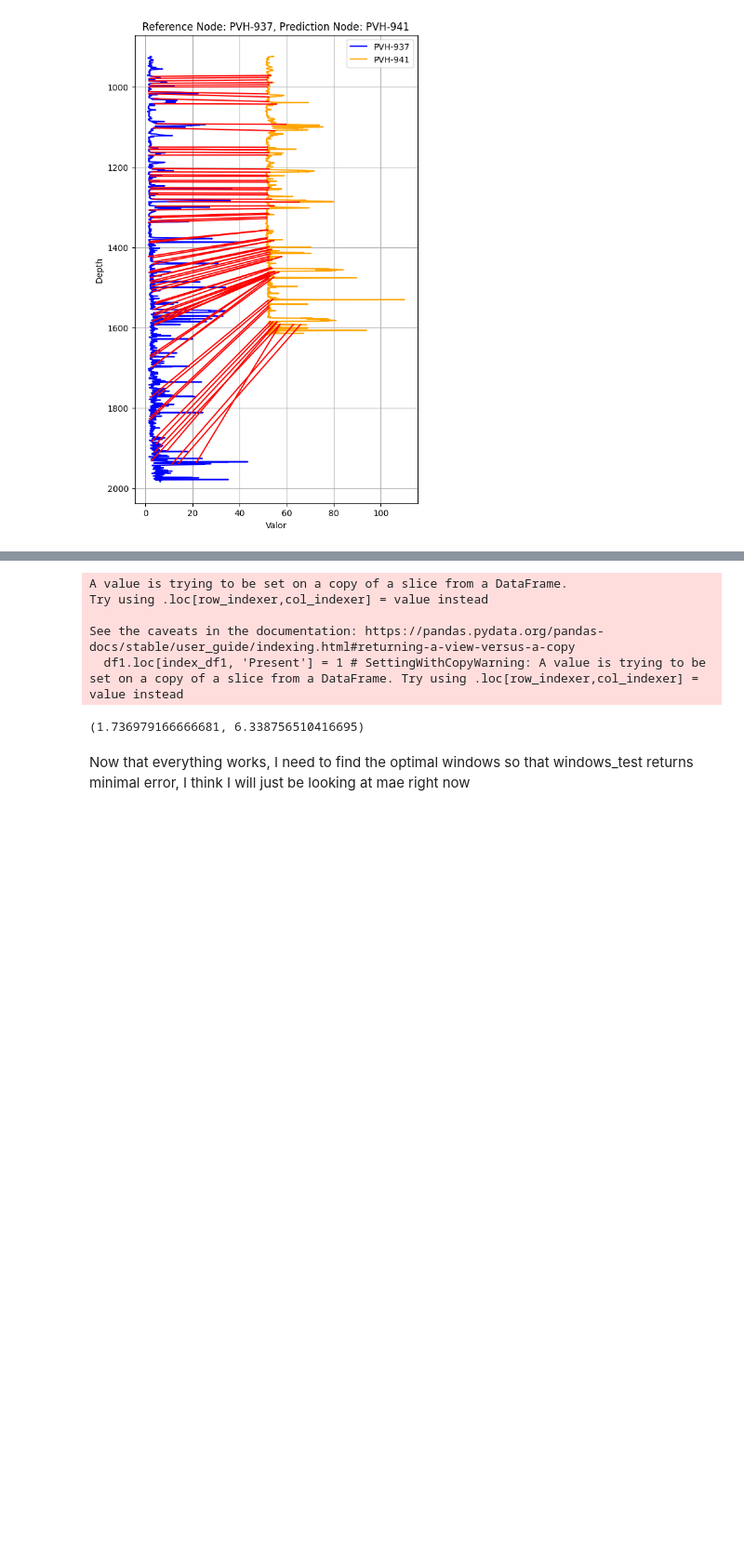
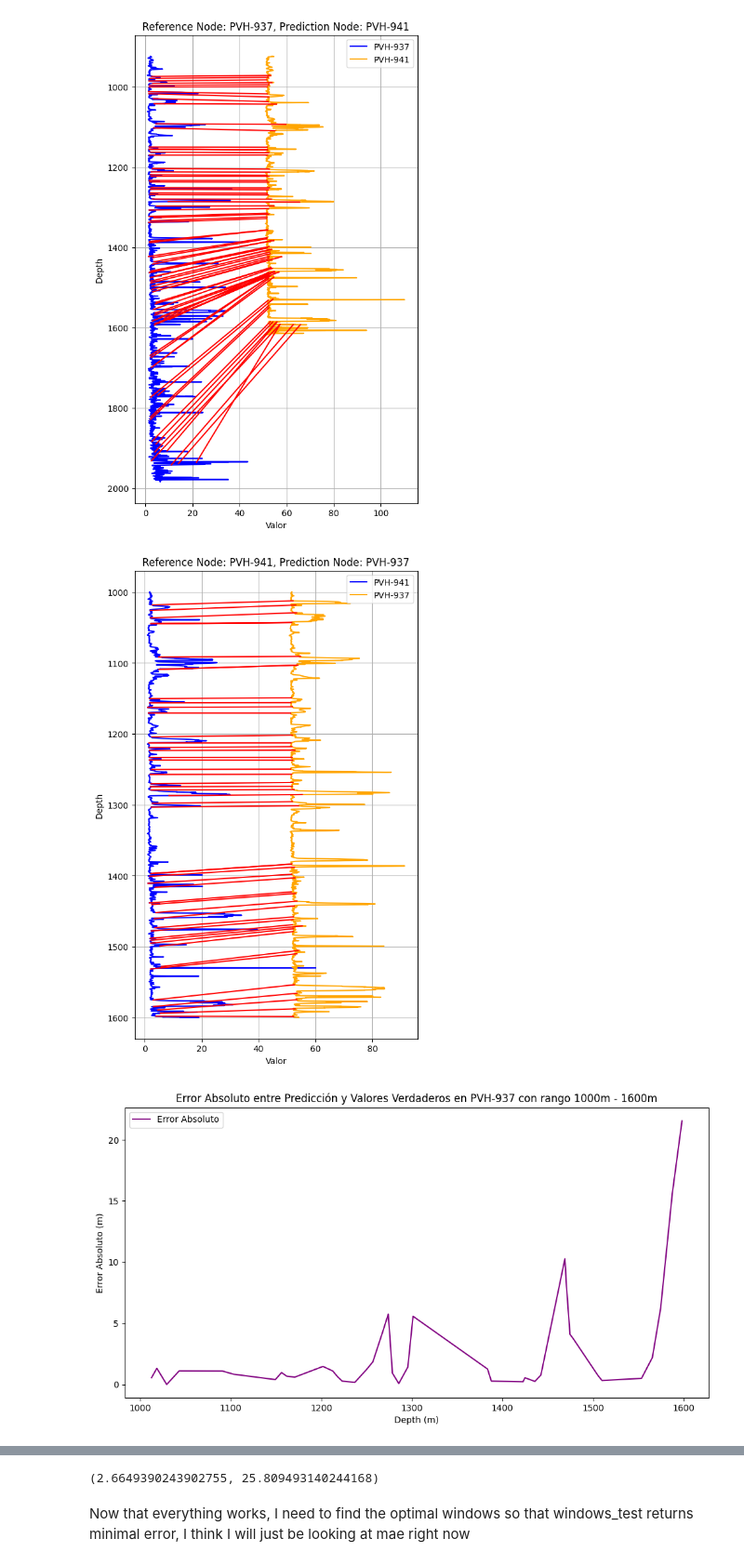
Before and after one commit to scast3/dtw_tool, a Jupyter notebook: window_optimization.ipynb, the cells around one changed output, grey strips where cells are left out. Shown at 93% size. Drawn from its saved outputs; the diff is of its cells as text; code cells hidden in the pictures; blank space fills up the shorter version.

```diff
--- a/window_optimization.ipynb
+++ b/window_optimization.ipynb
@@ -359,7 +359,7 @@ def windows_test(G, node_name1, node_name2, start1, end1, start2, end2, show_plo
         plt.plot(error_df['pred'], error_df['abs error'], label='Error Absoluto', color='purple')
         plt.xlabel('Depth (m)')
         plt.ylabel('Error Absoluto (m)')
-        plt.title(f'Error Absoluto entre Predicción y Valores Verdaderos en {node_name2}')
+        plt.title(f'Error Absoluto entre Predicción y Valores Verdaderos en {node_name2} con rango {start2}m - {end2}m')
         plt.legend()
         plt.show()
 
@@ -370,7 +370,7 @@ def windows_test(G, node_name1, node_name2, start1, end1, start2, end2, show_plo
 
         plt.xlabel('Depth (m)')
         plt.ylabel('Capa')
-        plt.title(f'Evaluación de Capas {node_name2}')
+        plt.title(f'Evaluación de Capas {node_name2} con rango {start2}m - {end2}m')
         plt.legend()
         plt.show()
     return mae, mse
@@ -386,5 +386,7 @@ profiles_comparison(data1, data2, tops1, name1=node_name1, name2=node_name2)
 # %% [output]
 [figure]
 # %%
-windows_test(G, "PVH-941", "PVH-937", 1000, 1350, 1000, 1350, show_plots=False)
+windows_test(G, "PVH-941", "PVH-937", 1000, 1600, 1000, 1600, show_plots=True)
 # %% [output]
+[figure, added]
+[figure, added]
@@ -391,8 +394,3 @@ windows_test(G, "PVH-941", "PVH-937", 1000, 1350, 1000, 1350, show_plots=False)
-A value is trying to be set on a copy of a slice from a DataFrame.
-Try using .loc[row_indexer,col_indexer] = value instead
-
-See the caveats in the documentation: https://pandas.pydata.org/pandas-docs/stable/user_guide/indexing.html#returning-a-view-versus-a-copy
-  df1.loc[index_df1, 'Present'] = 1 # SettingWithCopyWarning: A value is trying to be set on a copy of a slice from a DataFrame. Try using .loc[row_indexer,col_indexer] = value instead
+(2.6649390243902755, 25.809493140244168)
-(1.736979166666681, 6.338756510416695)
 # %% [markdown]
 Now that everything works, I need to find the optimal windows so that windows_test returns minimal error, I think I will just be looking at mae right now
```
Also changed, not shown: parts of 5 cells of this notebook.
